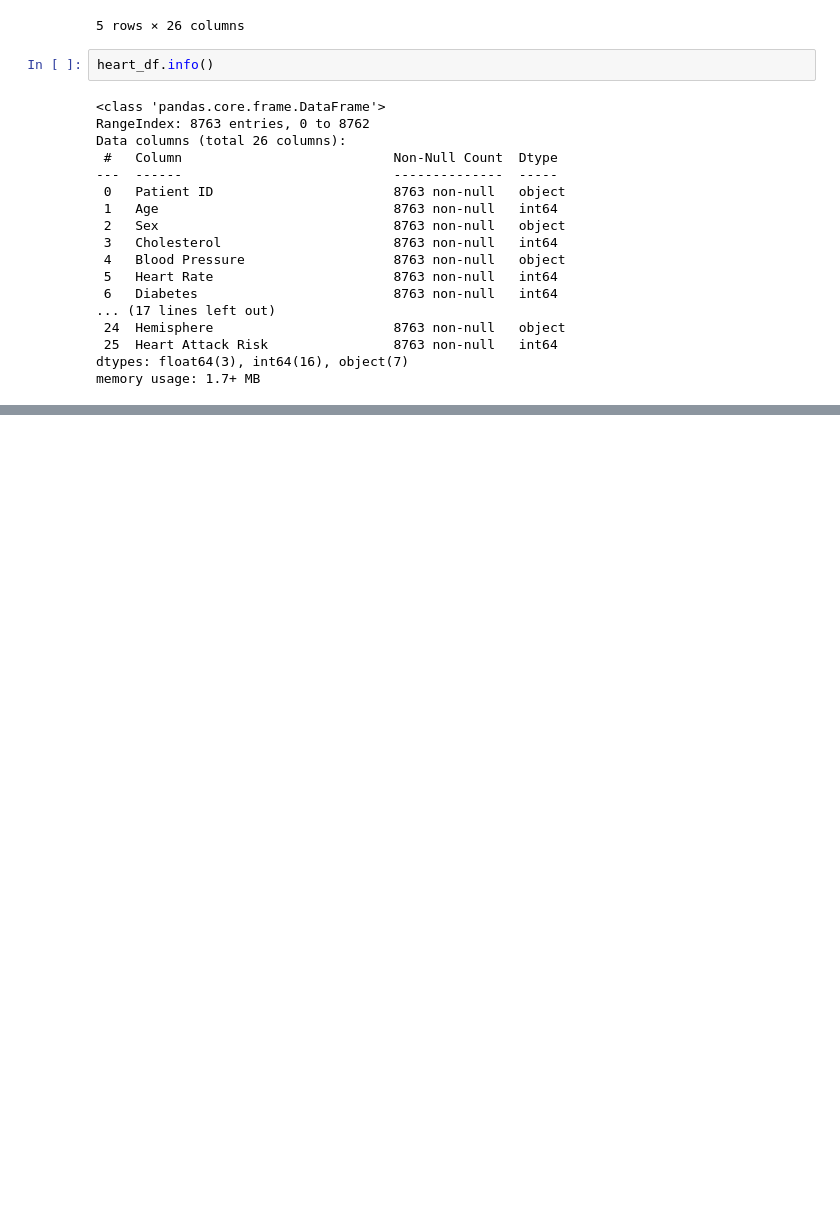
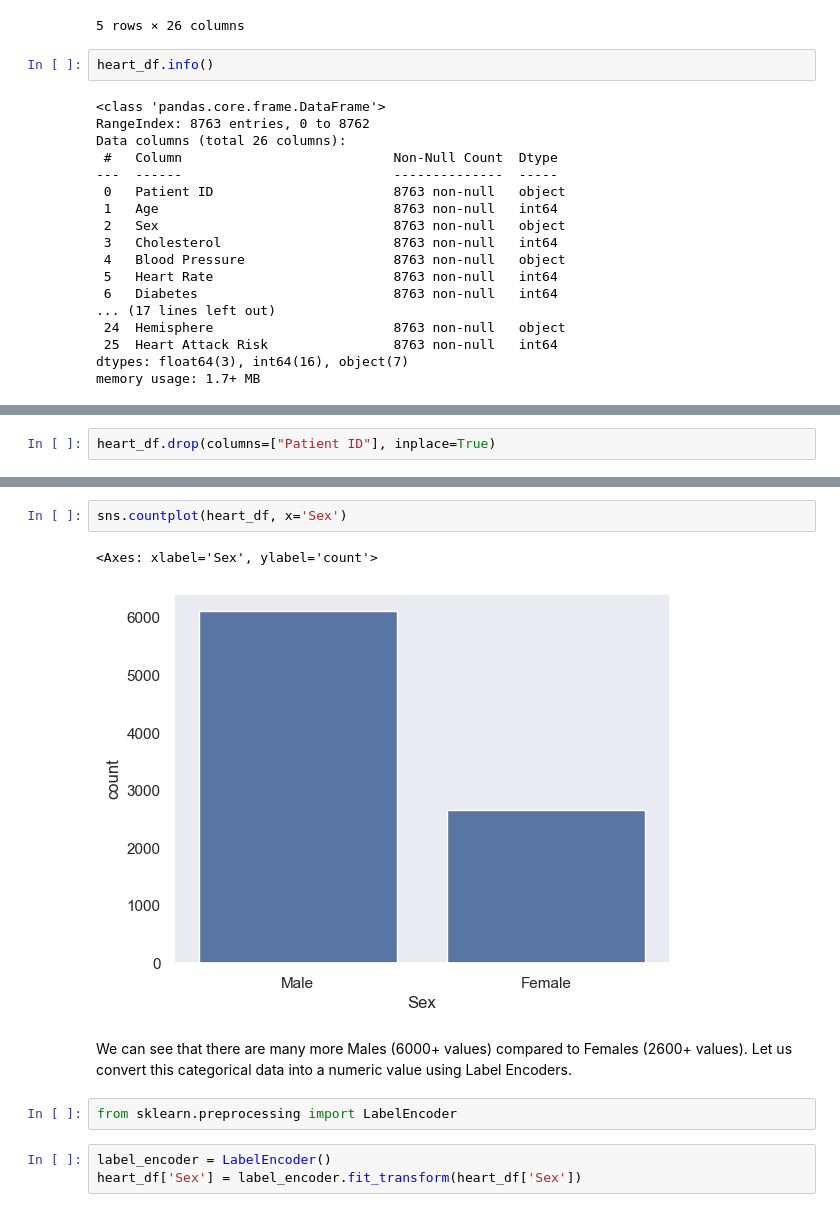
Before and after one commit to rkaushick-neu/info6105-data_science, a Jupyter notebook: Assignment2B/RishLK_Assignment2A_2B.ipynb, the cells around one changed output, grey strips where cells are left out. Drawn from its saved outputs; the diff is of its cells as text; blank space fills up the shorter version.

Commit message:
Worked on the Dataset #2 - analyzed the data and performed preprocessing.

```diff
--- a/Assignment2B/RishLK_Assignment2A_2B.ipynb
+++ b/Assignment2B/RishLK_Assignment2A_2B.ipynb
@@ -905,0 +975,2 @@ plt.show()
+# %%
+heart_df.drop(columns=["Patient ID"], inplace=True)
@@ -905,0 +994,12 @@ plt.show()
+# %%
+sns.countplot(heart_df, x='Sex')
+# %% [output]
+<Axes: xlabel='Sex', ylabel='count'>
+[figure, added]
+# %% [markdown]
+We can see that there are many more Males (6000+ values) compared to Females (2600+ values). Let us convert this categorical data into a numeric value using Label Encoders.
+# %%
+from sklearn.preprocessing import LabelEncoder
+# %%
+label_encoder = LabelEncoder()
+heart_df['Sex'] = label_encoder.fit_transform(heart_df['Sex'])
```
Also changed, not shown: parts of 47 cells of this notebook.
